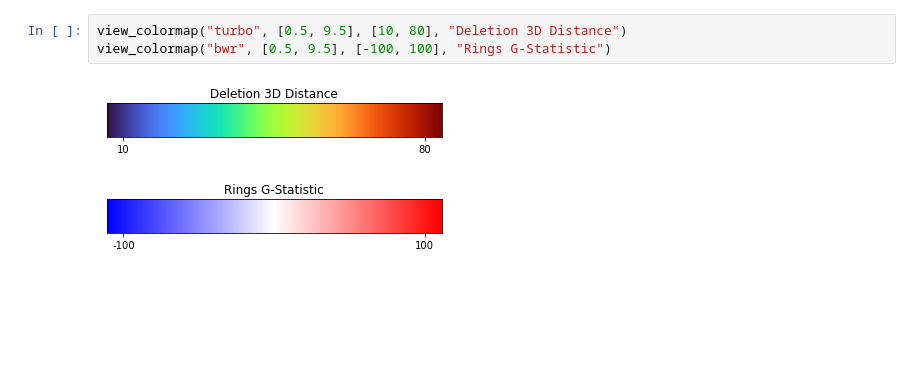
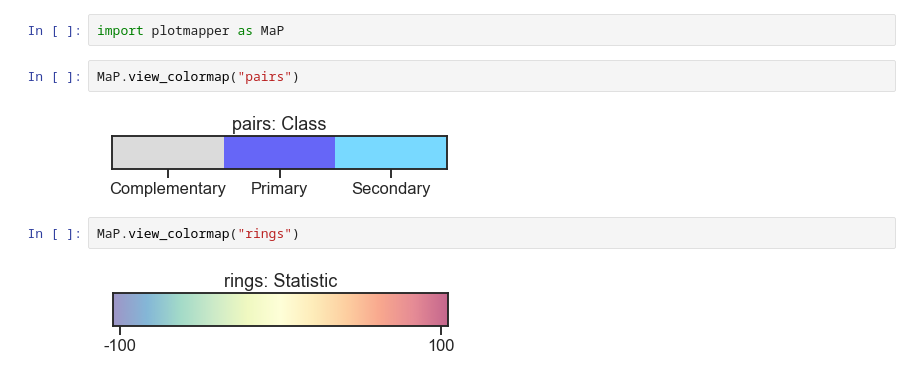
Before and after one commit to Weeks-UNC/RNAvigate, a Jupyter notebook: JNB-example/colors_test.ipynb, the cells around one changed output. Drawn from its saved outputs; the diff is of its cells as text; blank space fills up the shorter version.

```diff
--- a/JNB-example/colors_test.ipynb
+++ b/JNB-example/colors_test.ipynb
@@ -25,6 +1,10 @@ view_colormap("bwr", [0.5, 9.5], [-100, 100], "Rings G-Statistic")
-# %%
-view_colormap("turbo", [0.5, 9.5], [10, 80], "Deletion 3D Distance")
-view_colormap("bwr", [0.5, 9.5], [-100, 100], "Rings G-Statistic")
-# %% [output]
-[figure, removed]
-[figure, removed]
+# %%
+import plotmapper as MaP
+# %%
+MaP.view_colormap("pairs")
+# %% [output]
+[figure, added]
+# %%
+MaP.view_colormap("rings")
+# %% [output]
+[figure, added]
```
Also changed, not shown: parts of 4 cells of this notebook, 2 other files.
